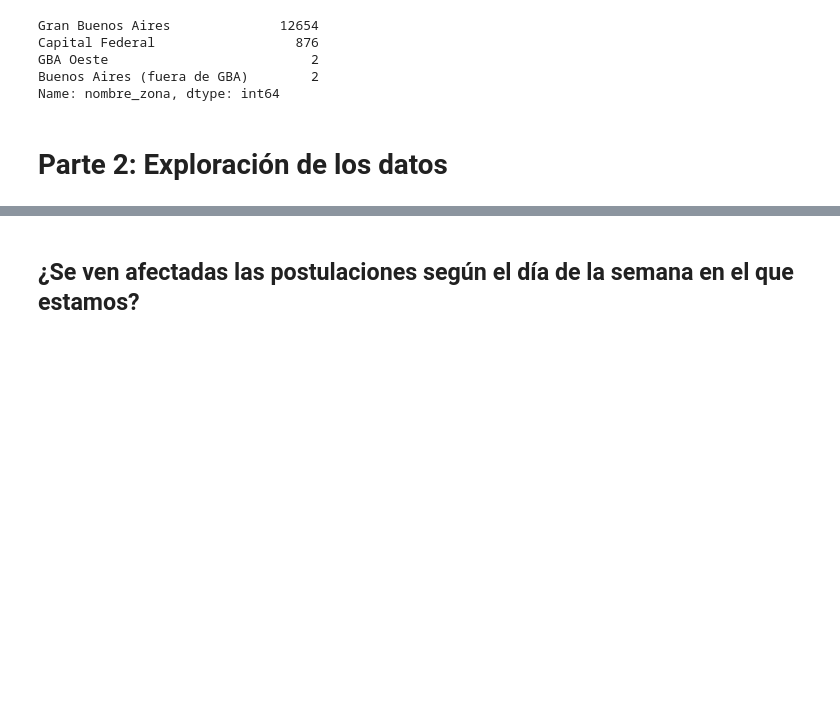
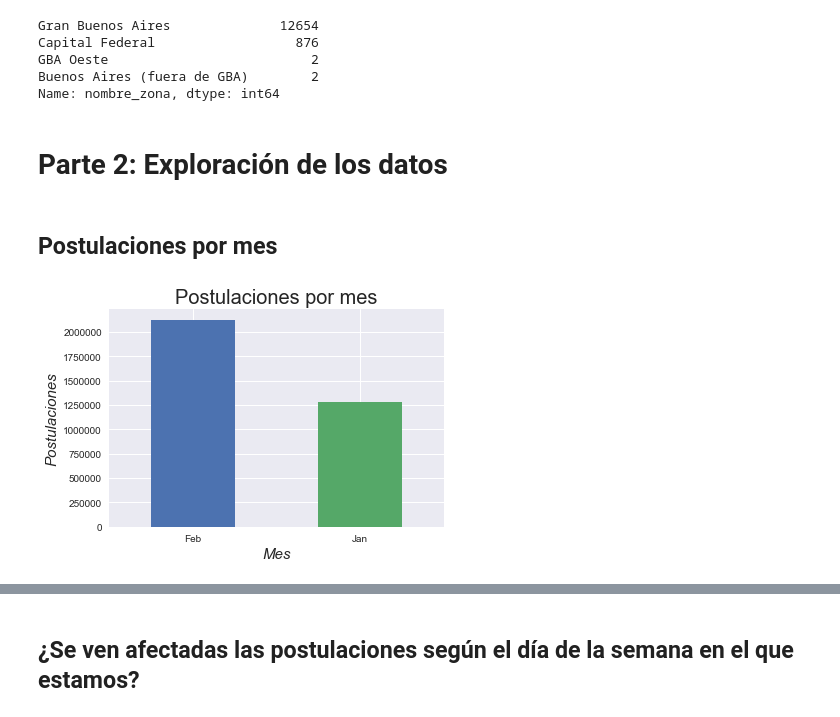
Before and after one commit to Mariano95/Analisis-exploratorio-de-datos, a Jupyter notebook: TP.ipynb, the cells around one changed output, grey strips where cells are left out. Saved outputs shown, nothing was run; the diff lists cells and outputs as text; code cells hidden in the pictures; blank space fills up the shorter version.

```diff
--- a/TP.ipynb
+++ b/TP.ipynb
@@ -7,6 +7,7 @@ import numpy as np
 import matplotlib.pyplot as plt
 import seaborn as sns
 
+plt.style.use('seaborn-darkgrid')
 sns.set(rc={'figure.figsize':(11.7,8.27)})
 # %%
 #Cargo los datos en memoria
@@ -19,3 +20,3 @@ vistas = pd.read_csv('C:/Users/Mariano/Downloads/datos_navent_fiuba/fiuba_3_vist
 # %%
-postulaciones = pd.read_csv('C:/Users/Mariano/Downloads/datos_navent_fiuba/fiuba_4_postulaciones.csv')
+postulaciones = pd.read_csv('datos_navent_fiuba/fiuba_4_postulaciones.csv')
 # %%
@@ -427,3 +514,19 @@ Buenos Aires (fuera de GBA)        2
 Name: nombre_zona, dtype: int64
 # %% [markdown]
 # Parte 2: Exploración de los datos
+# %% [markdown]
+## Postulaciones por mes
+# %%
+name_month = {1:'Jan',2:'Feb',3:'Mar',4:'Apr',5:'May',6:'Jun',7:'Jul',
+       8:'Aug',9:'Sept',10:'Oct',11:'Nov',12:'Dec'}
+
+postulaciones['Month'] = postulaciones['fechahorapostulacion'].dt.month.apply(lambda x: name_month[x])
+
+postulaciones_por_mes=postulaciones['Month'].value_counts()
+postulaciones_por_mes.plot(kind='bar', rot=0)
+plt.title("Postulaciones por mes", size=20)
+plt.xlabel("Mes",size=15,style='italic')
+plt.ylabel("Postulaciones",size=15,style='italic')
+plt.show()
+# %% [output]
+[figure, added]
```
Also changed, not shown: parts of 58 cells of this notebook, 1 other file.
